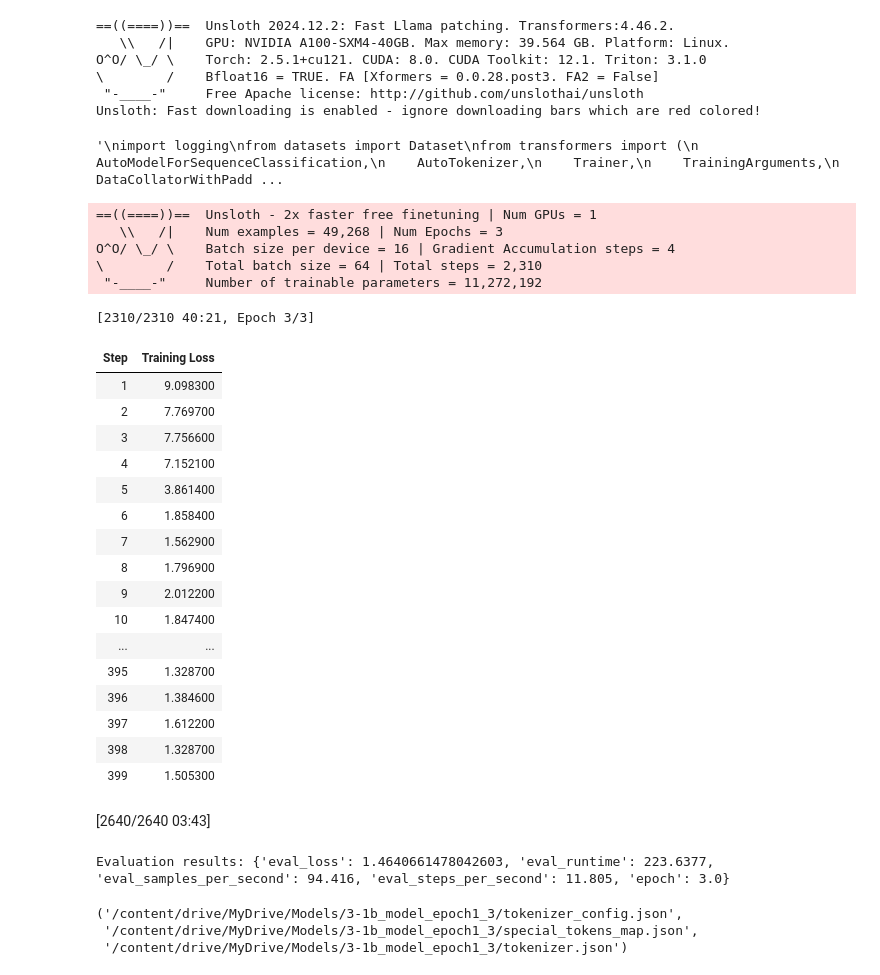
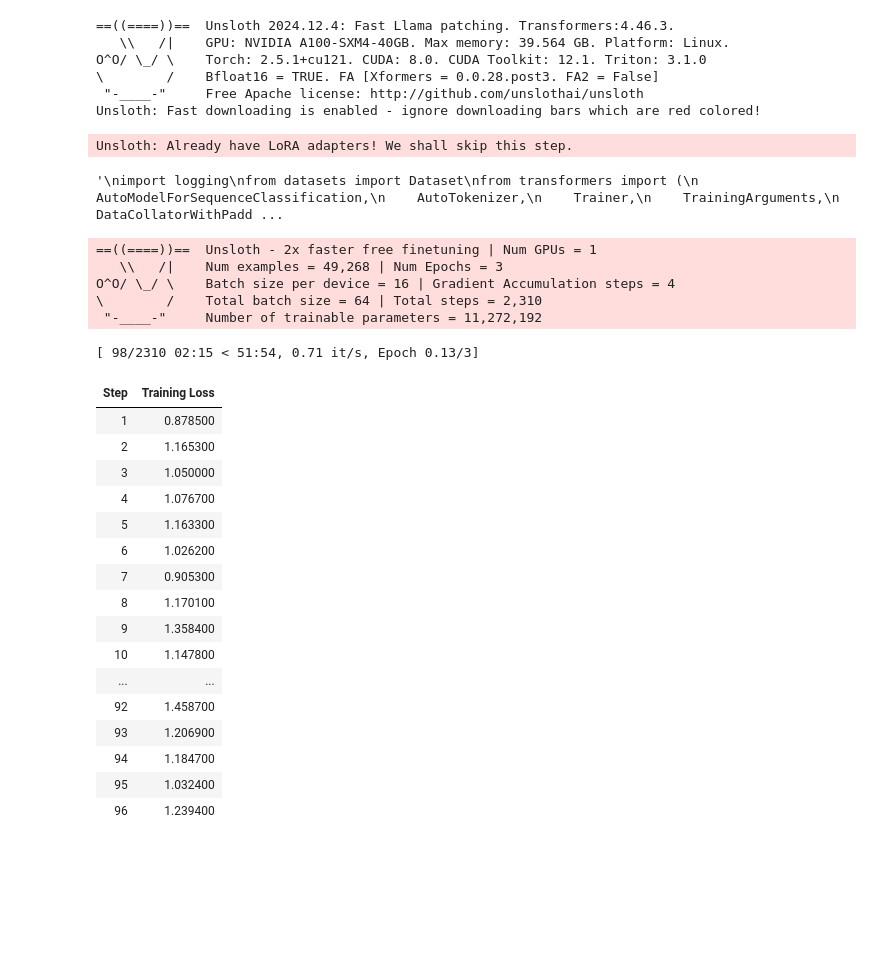
Before and after one commit to c-stev/CSI-4900, a Jupyter notebook: lion3.2-1b.ipynb, the cells around one changed output. Cells and saved outputs as stored; diff of their text form; code cells hidden in the pictures; blank space fills up the shorter version.

```diff
--- a/lion3.2-1b.ipynb
+++ b/lion3.2-1b.ipynb
@@ -81,6 +84,7 @@ Drive already mounted at /content/drive; to attempt to forcibly remount, call dr
 # %%
 model, tokenizer = FastLanguageModel.from_pretrained(
-    model_name = "unsloth/Llama-3.2-1B-Instruct",
+    #model_name = "unsloth/Llama-3.2-1B-Instruct",
+    model_name = "/content/drive/MyDrive/Models/3-1b_model_epoch1_6",
     #max_seq_length = 2048,
     dtype = None,
     load_in_4bit = True,
@@ -100,12 +104,13 @@ model = FastLanguageModel.get_peft_model(
     loftq_config = None
 )
 # %% [output]
-==((====))==  Unsloth 2024.12.2: Fast Llama patching. Transformers:4.46.2.
+==((====))==  Unsloth 2024.12.4: Fast Llama patching. Transformers:4.46.3.
    \\   /|    GPU: NVIDIA A100-SXM4-40GB. Max memory: 39.564 GB. Platform: Linux.
 O^O/ \_/ \    Torch: 2.5.1+cu121. CUDA: 8.0. CUDA Toolkit: 12.1. Triton: 3.1.0
 \        /    Bfloat16 = TRUE. FA [Xformers = 0.0.28.post3. FA2 = False]
  "-____-"     Free Apache license: http://github.com/unslothai/unsloth
 Unsloth: Fast downloading is enabled - ignore downloading bars which are red colored!
+Unsloth: Already have LoRA adapters! We shall skip this step.
 # %%
 class NewsDataset(Dataset):
     def __init__(self, texts, labels):
@@ -294,41 +299,36 @@ trainer = SFTTrainer( # Can try Trainer instead of SFTTrainer
 # %%
 #Train the model
 trainer.train()
 # Final evaluation
 eval_results = trainer.evaluate()
 print("Evaluation results:", eval_results)
 
-model.save_pretrained("/content/drive/MyDrive/Models/3-1b_model_epoch1_3") # Local saving
-tokenizer.save_pretrained("/content/drive/MyDrive/Models/3-1b_model_epoch1_3")
+model.save_pretrained("/content/drive/MyDrive/Models/3-1b_model_epoch1_9") # Local saving
+tokenizer.save_pretrained("/content/drive/MyDrive/Models/3-1b_model_epoch1_9")
 # %% [output]
 ==((====))==  Unsloth - 2x faster free finetuning | Num GPUs = 1
    \\   /|    Num examples = 49,268 | Num Epochs = 3
 O^O/ \_/ \    Batch size per device = 16 | Gradient Accumulation steps = 4
 \        /    Total batch size = 64 | Total steps = 2,310
  "-____-"     Number of trainable parameters = 11,272,192
-[2310/2310 40:21, Epoch 3/3]
+[ 98/2310 02:15 < 51:54, 0.71 it/s, Epoch 0.13/3]
 | Step | Training Loss |
-| 1 | 9.098300 |
-| 2 | 7.769700 |
-| 3 | 7.756600 |
-| 4 | 7.152100 |
-| 5 | 3.861400 |
-| 6 | 1.858400 |
-| 7 | 1.562900 |
-| 8 | 1.796900 |
-| 9 | 2.012200 |
-| 10 | 1.847400 |
+| 1 | 0.878500 |
+| 2 | 1.165300 |
+| 3 | 1.050000 |
+| 4 | 1.076700 |
+| 5 | 1.163300 |
+| 6 | 1.026200 |
+| 7 | 0.905300 |
+| 8 | 1.170100 |
+| 9 | 1.358400 |
+| 10 | 1.147800 |
 | ... | ... |
-| 395 | 1.328700 |
-| 396 | 1.384600 |
-| 397 | 1.612200 |
-| 398 | 1.328700 |
-| 399 | 1.505300 |
+| 92 | 1.458700 |
+| 93 | 1.206900 |
+| 94 | 1.184700 |
+| 95 | 1.032400 |
+| 96 | 1.239400 |
-[2640/2640 03:43]
-Evaluation results: {'eval_loss': 1.4640661478042603, 'eval_runtime': 223.6377, 'eval_samples_per_second': 94.416, 'eval_steps_per_second': 11.805, 'epoch': 3.0}
-('/content/drive/MyDrive/Models/3-1b_model_epoch1_3/tokenizer_config.json',
- '/content/drive/MyDrive/Models/3-1b_model_epoch1_3/special_tokens_map.json',
- '/content/drive/MyDrive/Models/3-1b_model_epoch1_3/tokenizer.json')
 # %%
 import torch
 import matplotlib.pyplot as plt
```
Also changed, not shown: parts of 4 cells of this notebook.
